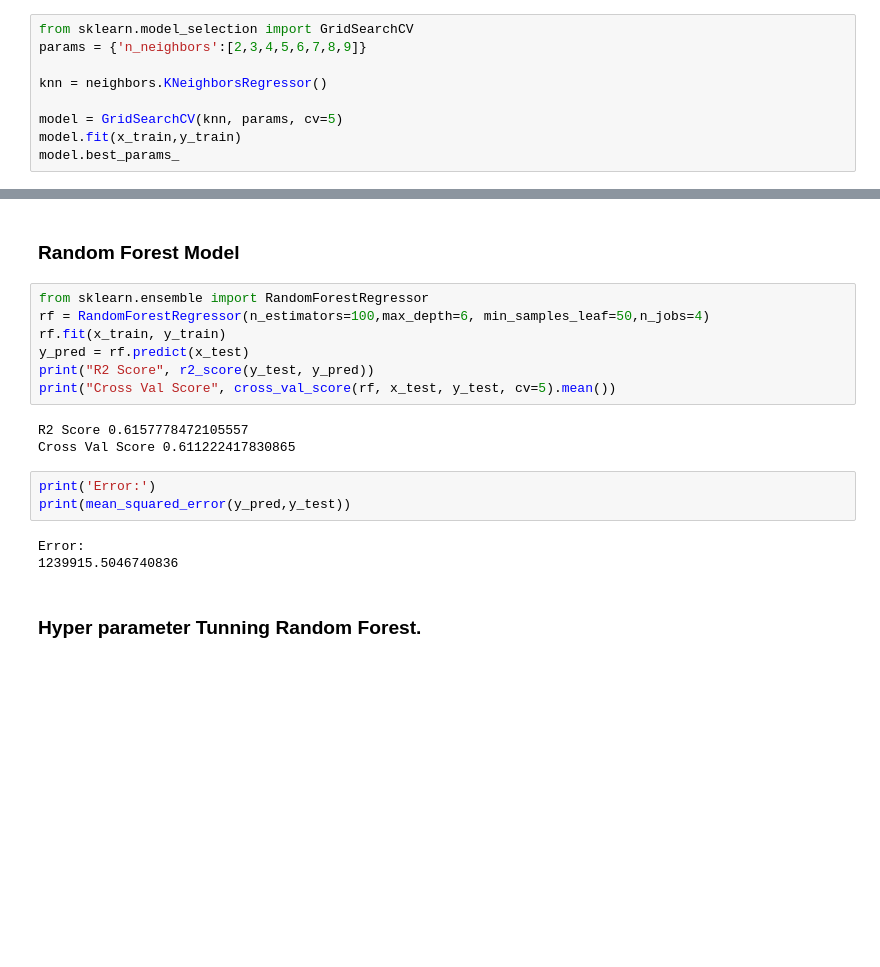
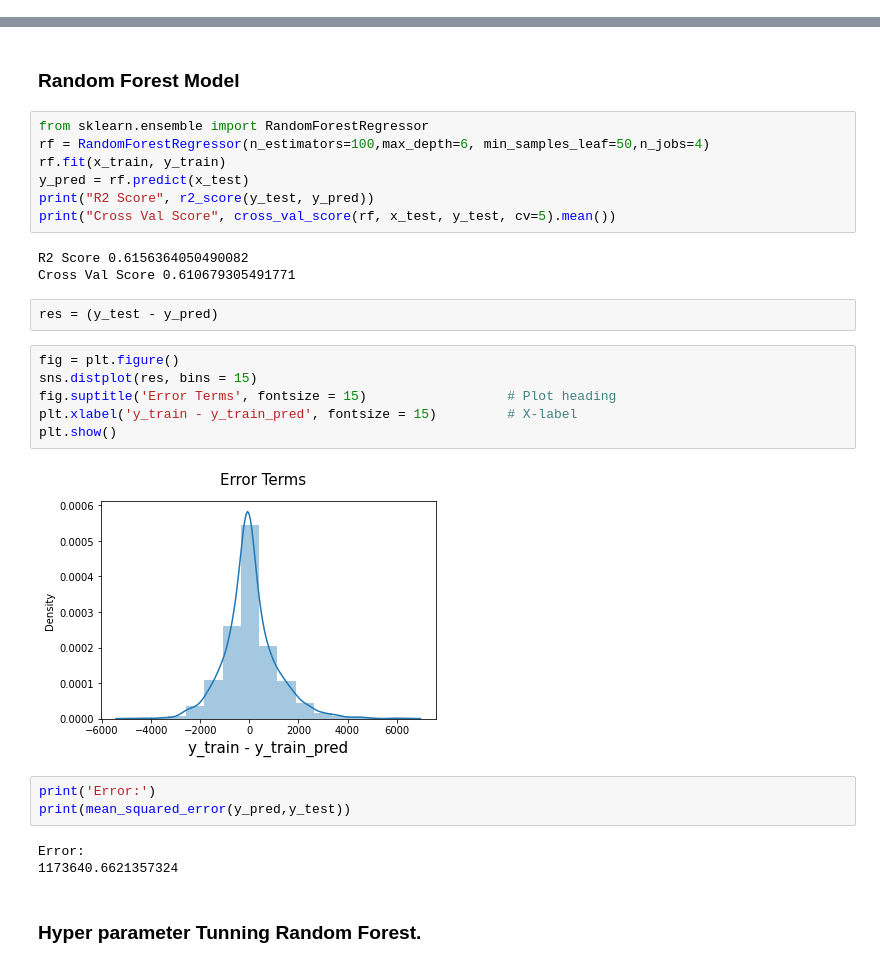
Before and after one commit to dineshpatel14/projects, a Jupyter notebook: Data-Trained_practice/bigmart-sales-prediction.ipynb, the cells around one changed output, grey strips where cells are left out. Cells and saved outputs as stored; diff of their text form; blank space fills up the shorter version.

```diff
--- a/Data-Trained_practice/bigmart-sales-prediction.ipynb
+++ b/Data-Trained_practice/bigmart-sales-prediction.ipynb
@@ -601,9 +598,0 @@ Cross Val Score 0.3294423710139581
-# %%
-from sklearn.model_selection import GridSearchCV
-params = {'n_neighbors':[2,3,4,5,6,7,8,9]}
-
-knn = neighbors.KNeighborsRegressor()
-
-model = GridSearchCV(knn, params, cv=5)
-model.fit(x_train,y_train)
-model.best_params_
@@ -642,14 +629,24 @@ y_pred = rf.predict(x_test)
 print("R2 Score", r2_score(y_test, y_pred))
 print("Cross Val Score", cross_val_score(rf, x_test, y_test, cv=5).mean())
 # %% [output]
-R2 Score 0.6157778472105557
-Cross Val Score 0.611222417830865
+R2 Score 0.6156364050490082
+Cross Val Score 0.610679305491771
+# %%
+res = (y_test - y_pred)
+# %%
+fig = plt.figure()
+sns.distplot(res, bins = 15)
+fig.suptitle('Error Terms', fontsize = 15)                  # Plot heading
+plt.xlabel('y_train - y_train_pred', fontsize = 15)         # X-label
+plt.show()
+# %% [output]
+[figure, added]
 # %%
 print('Error:')
 print(mean_squared_error(y_pred,y_test))
 # %% [output]
 Error:
-1239915.5046740836
+1173640.6621357324
 # %% [markdown]
 ### Hyper parameter Tunning Random Forest.
 # %%
```
Also changed, not shown: parts of 5 cells of this notebook, 1 other file.
